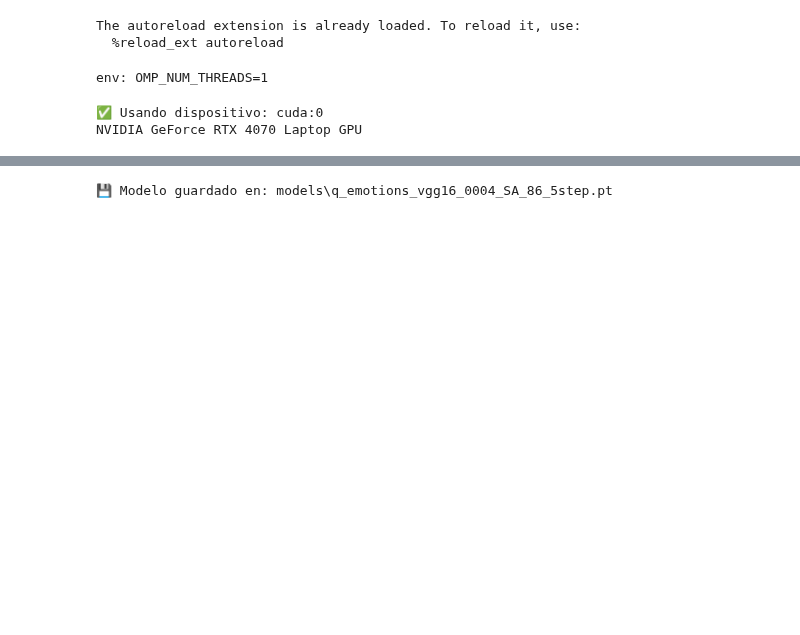
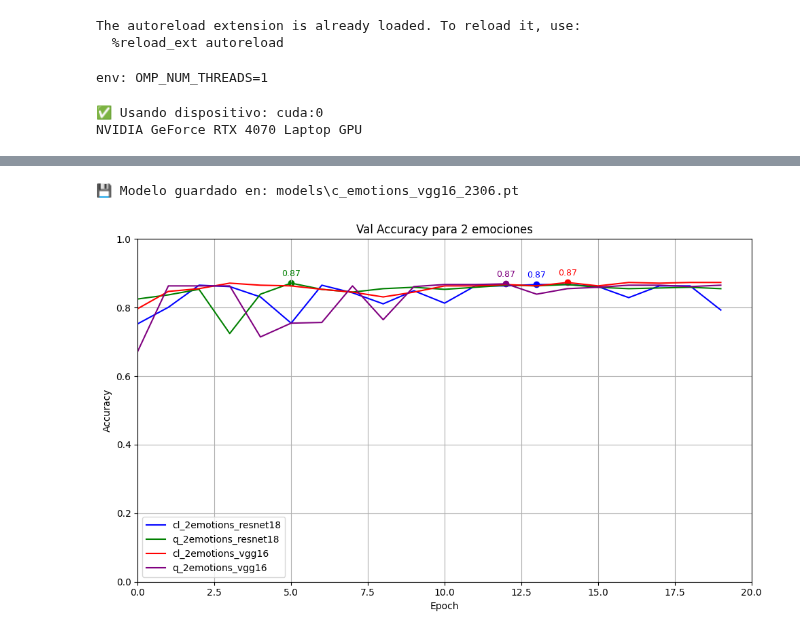
Before and after one commit to lburdman/qnn-transfer-learning, a Jupyter notebook: crema-d.ipynb, the cells around one changed output, grey strips where cells are left out. Cells and saved outputs as stored; diff of their text form; code cells hidden in the pictures; blank space fills up the shorter version.

Commit message:
Add accuracy/epochs graph and minnor changes in general code

```diff
--- a/crema-d.ipynb
+++ b/crema-d.ipynb
@@ -241,5 +203,81 @@ plot_tensorboard_metric(f"{log_name}", metric="Accuracy", phase="val")
 # %%
-model_name = "emotions_vgg16_0004_SA_86_5step"
+model_name = f"emotions_{base_model}_2306"
 save_model(model_hybrid, quantum=quantum, name=model_name)
 # %% [output]
-💾 Modelo guardado en: models\q_emotions_vgg16_0004_SA_86_5step.pt
+💾 Modelo guardado en: models\c_emotions_vgg16_2306.pt
+# %%
+import os
+import matplotlib.pyplot as plt
+from tensorboard.backend.event_processing import event_accumulator
+
+# -----------------------------------------------------
+# 🗂️ Lista con las subcarpetas de tus 4 ejecuciones
+# (relativas a la carpeta 'runs')
+# -----------------------------------------------------
+classes_to_plot = 2
+run_names = [
+    f"cl_{classes_to_plot}emotions_resnet18",
+    f"q_{classes_to_plot}emotions_resnet18",
+    f"cl_{classes_to_plot}emotions_vgg16",
+    f"q_{classes_to_plot}emotions_vgg16"
+]
+
+# Ruta base donde están guardadas las ejecuciones
+runs_base_path = "runs/best_runs"
+
+# -------------------------------
+# 🎯 Extraer y graficar accuracies
+# -------------------------------
+plt.figure(figsize=(10, 6))
+plt.title(f"Val Accuracy para {classes_to_plot} emociones")
+plt.xlabel("Epoch")
+plt.ylabel("Accuracy")
+plt.xlim(0, 20)
+plt.ylim(0, 1)
+plt.grid(True)
+
+# Colores para cada curva
+colors = ['blue', 'green', 'red', 'purple']
+
+for i, run_name in enumerate(run_names):
+    run_path = os.path.join(runs_base_path, run_name)
+
+    # Buscar archivo de eventos
+    event_file = next(
+        (os.path.join(run_path, f) for f in os.listdir(run_path) if f.startswith("events.out.tfevents")),
+        None
+    )
+    if event_file is None:
+        print(f"⚠️ No se encontró archivo de eventos en {run_path}")
+        continue
+
+    # Cargar datos con EventAccumulator
+    ea = event_accumulator.EventAccumulator(event_file)
+    ea.Reload()
+
+    tag = "val/Accuracy"
+    if tag not in ea.Tags().get("scalars", []):
+        print(f"⚠️ La métrica {tag} no existe en {run_name}")
+        continue
+
+    # Obtener valores y epochs
+    events = ea.Scalars(tag)
+    steps = [e.step for e in events]
+    values = [e.value for e in events]
+
+    # Marcar máximo
+    max_acc = max(values)
+    max_epoch = steps[values.index(max_acc)]
+
+    plt.plot(steps, values, label=run_name, color=colors[i])
+    plt.scatter(max_epoch, max_acc, color=colors[i], marker='o')
+    plt.text(max_epoch, max_acc + 0.02, f"{max_acc:.2f}", fontsize=9, ha='center', color=colors[i])
+
+# -------------------------------
+# 🧾 Finalizar gráfico
+# -------------------------------
+plt.legend()
+plt.tight_layout()
+plt.show()
+# %% [output]
+[figure, added]
```
Also changed, not shown: parts of 10 cells of this notebook.
